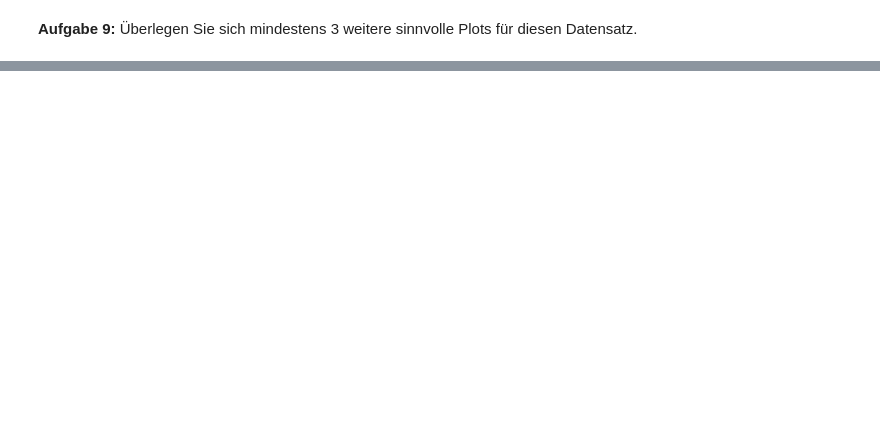
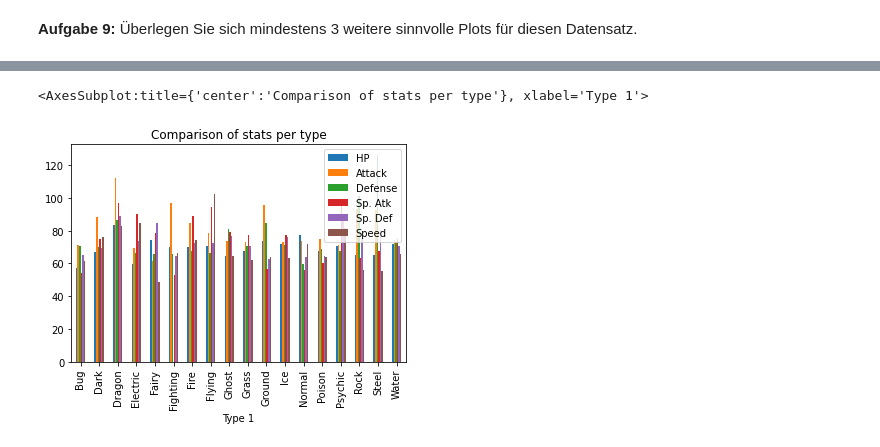
Before and after one commit to SteidleR/DHBW-DataScience, a Jupyter notebook: 02_Uebung_Python/PythonUebung2.ipynb, the cells around one changed output, grey strips where cells are left out. Cells and saved outputs as stored; diff of their text form; code cells hidden in the pictures; blank space fills up the shorter version.

```diff
--- a/02_Uebung_Python/PythonUebung2.ipynb
+++ b/02_Uebung_Python/PythonUebung2.ipynb
@@ -349,0 +369,5 @@ pokemon_data.groupby("Generation").mean()[["HP", "Attack", "Defense", "Sp. Atk",
+# %%
+pokemon_data.groupby("Type 1").mean()[["HP", "Attack", "Defense", "Sp. Atk", "Sp. Def", "Speed"]].plot(kind="bar", title="Comparison of stats per type")
+# %% [output]
+<AxesSubplot:title={'center':'Comparison of stats per type'}, xlabel='Type 1'>
+[figure, added]
```
Also changed, not shown: parts of 12 cells of this notebook, 2 other files.
